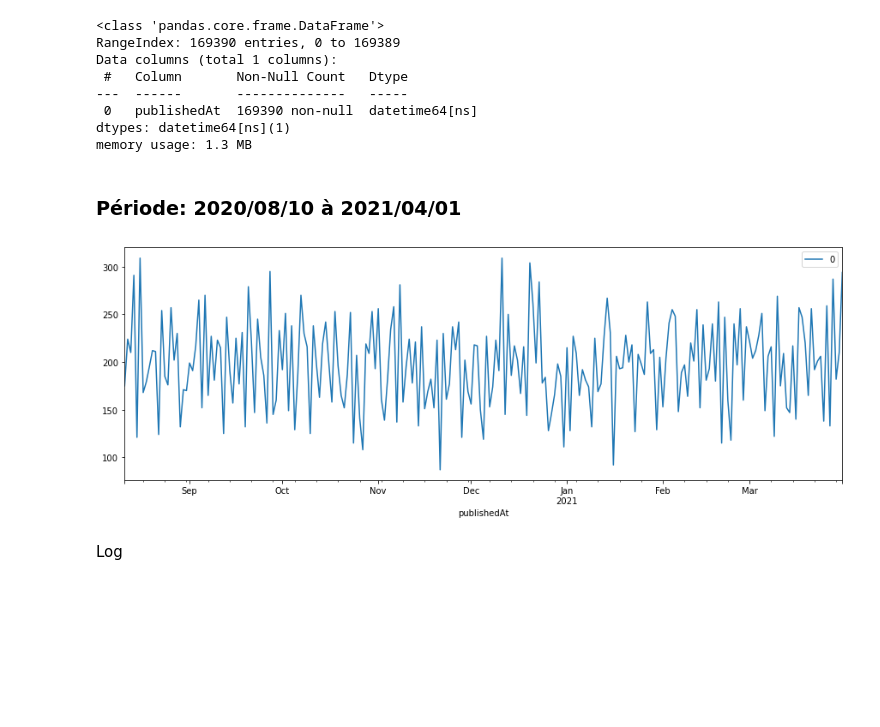
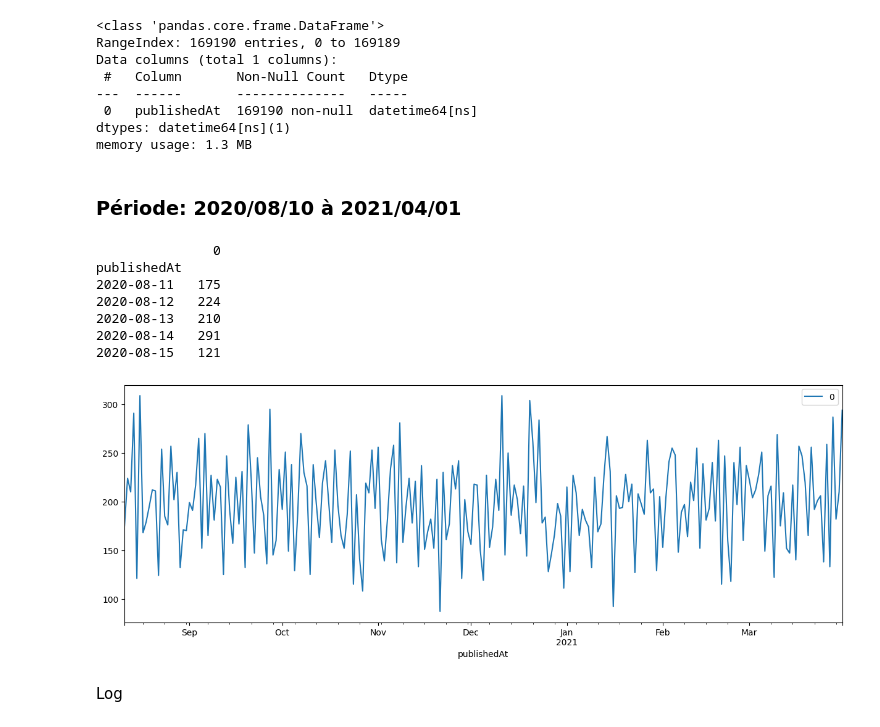
Before and after one commit to kjousselin/M2_serie_chrono, a Jupyter notebook: code.ipynb, the cells around one changed output. Cells and saved outputs as stored; diff of their text form; code cells hidden in the pictures; blank space fills up the shorter version.

```diff
--- a/code.ipynb
+++ b/code.ipynb
@@ -3,7 +3,8 @@ import numpy as np
 import matplotlib.pyplot as plt
 import pandas as pd
 # %%
-data = pd.read_csv('/users/2023/ds2/118003905/Téléchargements/FR_youtube_trending_data.csv')
+data = pd.read_csv('D:/M2_datasets/Serie_chrono/Projet/youtube/FR_youtube_trending_data.csv')                                             # Ordi Kévin
+#data = pd.read_csv('/users/2023/ds2/118003905/Téléchargements/FR_youtube_trending_data.csv')     # Ordi Salle i008
 # %%
 df = data[['publishedAt']].copy()
 df['publishedAt'] = df['publishedAt'].apply(lambda x: x[:10])
@@ -11,11 +12,11 @@ df['publishedAt'] = pd.to_datetime(df['publishedAt'])
 df.info()
 # %% [output]
 <class 'pandas.core.frame.DataFrame'>
-RangeIndex: 169390 entries, 0 to 169389
+RangeIndex: 169190 entries, 0 to 169189
 Data columns (total 1 columns):
  #   Column       Non-Null Count   Dtype
 ---  ------       --------------   -----
- 0   publishedAt  169390 non-null  datetime64[ns]
+ 0   publishedAt  169190 non-null  datetime64[ns]
 dtypes: datetime64[ns](1)
 memory usage: 1.3 MB
 # %% [markdown]
@@ -23,10 +24,19 @@ memory usage: 1.3 MB
 # %%
 df_new = df[(df['publishedAt'] > '2020-08-10') & (df['publishedAt'] < '2021-04-01')].groupby('publishedAt').size()
 df_new = pd.DataFrame(df_new)
 df_new.plot(figsize=(15,5))
+print(df_new.head(5))
 plt.show()
+df_new.to_csv("export_nb_par_jour_20200811_to_2021031.csv")
 # %% [output]
+               0
+publishedAt
+2020-08-11   175
+2020-08-12   224
+2020-08-13   210
+2020-08-14   291
+2020-08-15   121
-[figure, old version]
+[figure, new version]
 # %% [markdown]
 Log
 # %%
```
Also changed, not shown: parts of 1 cell of this notebook.
